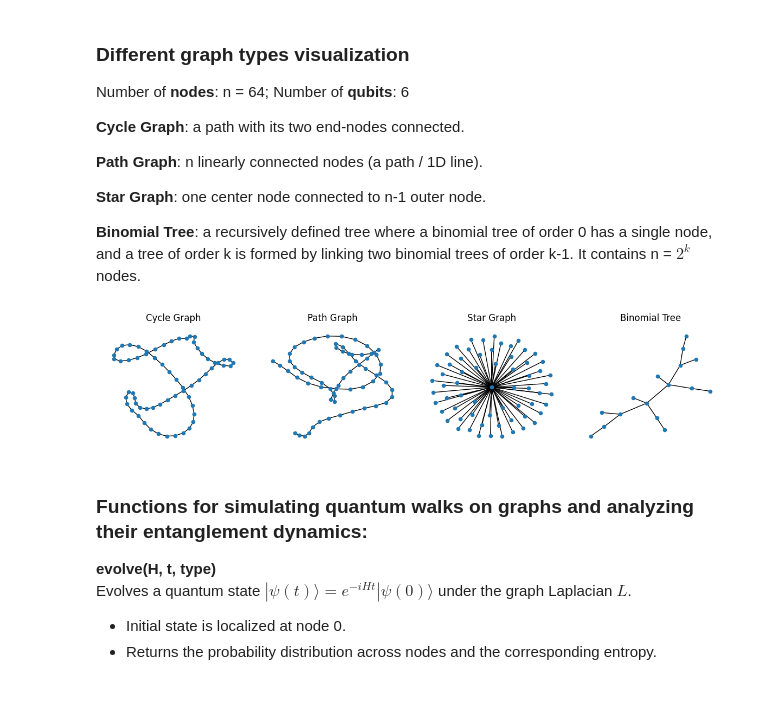
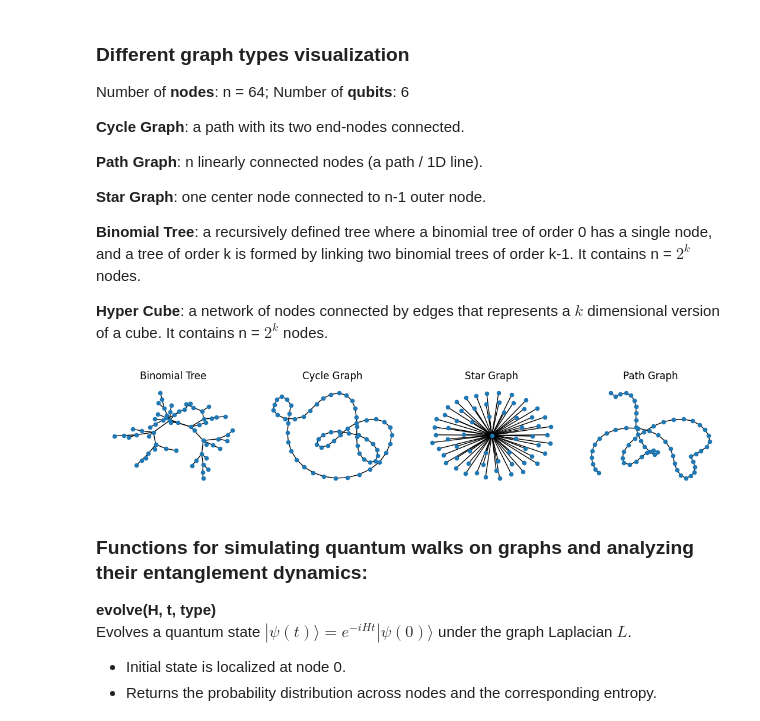
Before and after one commit to jonahso/quantum-walk-and-entanglement, a Jupyter notebook: random_walk.ipynb, the cells around one changed output. Saved outputs shown, nothing was run; the diff lists cells and outputs as text; code cells hidden in the pictures; blank space fills up the shorter version.

```diff
--- a/random_walk.ipynb
+++ b/random_walk.ipynb
@@ -17,30 +17,32 @@ Number of **nodes**: n = 64; Number of **qubits**: 6
 **Star Graph**: one center node connected to n-1 outer node.
 
 **Binomial Tree**: a recursively defined tree where a binomial tree of order 0 has a single node, and a tree of order k is formed by linking two binomial trees of order k-1. It contains n = $2^k$ nodes.
+
+**Hyper Cube**: a network of nodes connected by edges that represents a $k$ dimensional version of a cube. It contains n = $2^k$ nodes.
 # %%
 n = 2**6
 G1 = nx.cycle_graph(n)
 G2 = nx.path_graph(n)
 G4 = nx.star_graph(n-1)
-G5 = nx.binomial_tree(4)
+G5 = nx.binomial_tree(6)
 
-fig, axes = plt.subplots(1, 4, figsize=(12, 3))
+fig, axes = plt.subplots(1, 4, figsize=(11, 2.5))
 
-nx.draw(G5, node_size=20, ax=axes[3])
-axes[3].set_title("Binomial Tree", fontsize=12)
+nx.draw(G5, node_size=20, ax=axes[0])
+axes[0].set_title("Binomial Tree", fontsize=12)
 
 nx.draw(G4, node_size=20, ax=axes[2])
 axes[2].set_title("Star Graph", fontsize=12)
 
-nx.draw(G1, node_size=20, ax=axes[0])
-axes[0].set_title("Cycle Graph", fontsize=12)
+nx.draw(G1, node_size=20, ax=axes[1])
+axes[1].set_title("Cycle Graph", fontsize=12)
 
-nx.draw(G2, node_size=20, ax=axes[1])
-axes[1].set_title("Path Graph", fontsize=12)
+nx.draw(G2, node_size=20, ax=axes[3])
+axes[3].set_title("Path Graph", fontsize=12)
 
 plt.show()
 # %% [output]
-[figure, old version]
+[figure, new version]
 # %% [markdown]
 ### Functions for simulating quantum walks on graphs and analyzing their entanglement dynamics:
 **evolve(H, t, type)**
```
Also changed, not shown: parts of 6 cells of this notebook.
